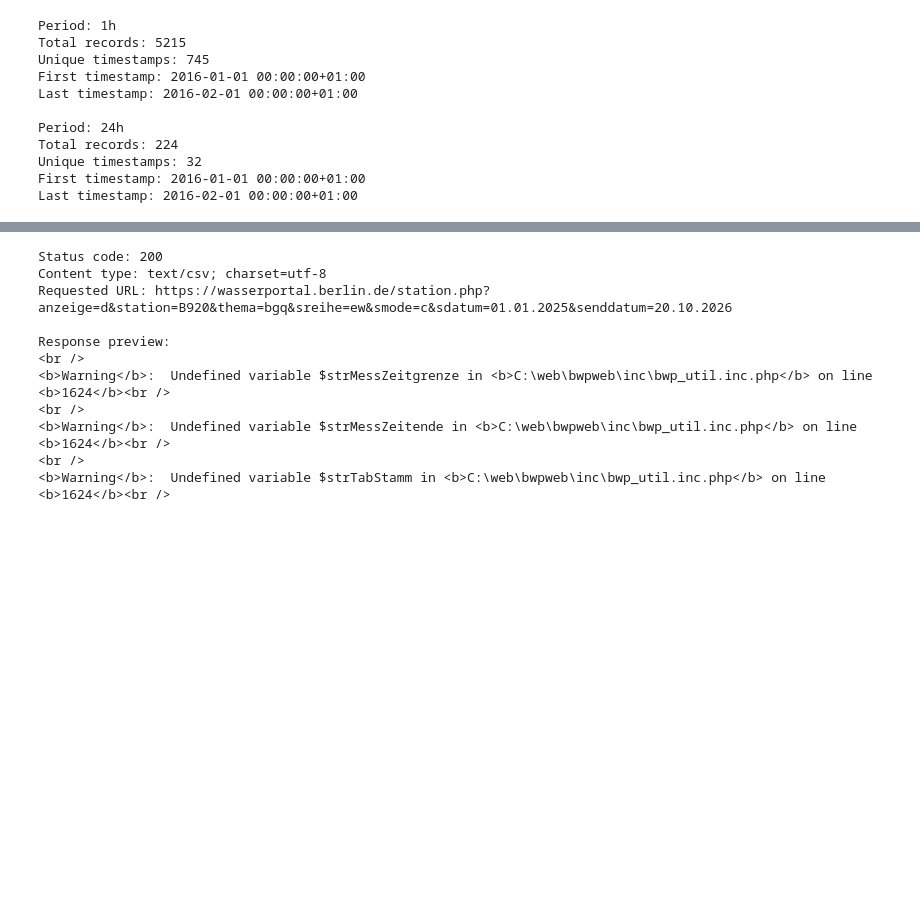
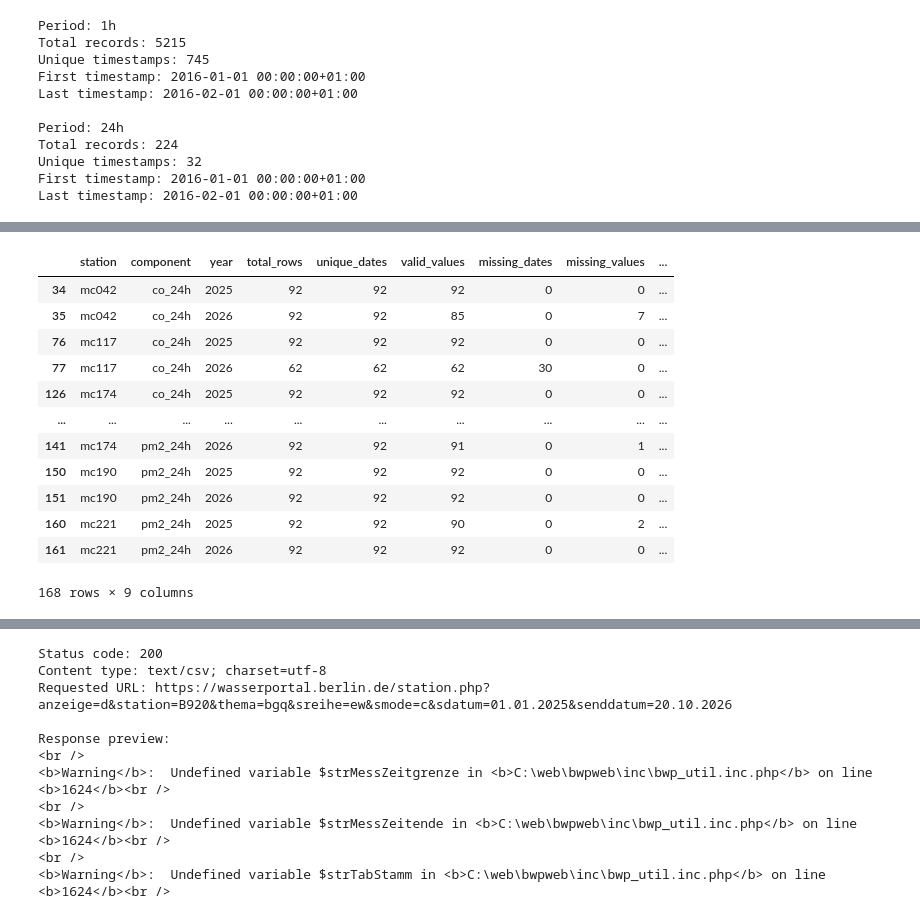
Before and after one commit to lodimarcello/Capstone_project_Lorenzo, a Jupyter notebook: capstone_exploration.ipynb, the cells around one changed output, grey strips where cells are left out. Cells and saved outputs as stored; diff of their text form; code cells hidden in the pictures; blank space fills up the shorter version.

```diff
--- a/capstone_exploration.ipynb
+++ b/capstone_exploration.ipynb
@@ -1548,0 +2200,74 @@ Download process finished.
+# %%
+# Define the two summer periods
+years = [2025, 2026]
+expected_summer_days = 92
+
+summer_coverage = []
+
+for file in cleaned_folder.glob("*.csv"):
+
+    df = pd.read_csv(file)
+
+    # Convert timestamps to Berlin local time
+    df["datetime"] = pd.to_datetime(df["datetime"], utc=True)
+    df["datetime"] = df["datetime"].dt.tz_convert("Europe/Berlin")
+
+    # Extract local calendar dates
+    df["date"] = df["datetime"].dt.date
+
+    # Check each station and pollutant separately
+    for (station, component), group in df.groupby(["station", "component"]):
+
+        for year in years:
+
+            # Define the summer period
+            summer_start = pd.Timestamp(f"{year}-06-01").date()
+            summer_end = pd.Timestamp(f"{year}-08-31").date()
+
+            # Filter records for that summer
+            summer_df = group[
+                (group["date"] >= summer_start) &
+                (group["date"] <= summer_end)
+            ]
+
+            # Calculate coverage
+            unique_dates = summer_df["date"].nunique()
+            valid_values = summer_df["value"].count()
+
+            summer_coverage.append({
+                "station": station,
+                "component": component,
+                "year": year,
+                "total_rows": len(summer_df),
+                "unique_dates": unique_dates,
+                "valid_values": valid_values,
+                "missing_dates": expected_summer_days - unique_dates,
+                "missing_values": len(summer_df) - valid_values,
+                "coverage_pct": round(
+                    valid_values / expected_summer_days * 100, 2
+                )
+            })
+
+# Combine results
+df_summer_coverage = pd.DataFrame(summer_coverage)
+
+# Display results
+display(
+    df_summer_coverage.sort_values(
+        ["component", "station", "year"]
+    )
+)
+# %% [output]
+|  | station | component | year | total_rows | unique_dates | valid_values | missing_dates | missing_values | ... |
+| 34 | mc042 | co_24h | 2025 | 92 | 92 | 92 | 0 | 0 | ... |
+| 35 | mc042 | co_24h | 2026 | 92 | 92 | 85 | 0 | 7 | ... |
+| 76 | mc117 | co_24h | 2025 | 92 | 92 | 92 | 0 | 0 | ... |
+| 77 | mc117 | co_24h | 2026 | 62 | 62 | 62 | 30 | 0 | ... |
+| 126 | mc174 | co_24h | 2025 | 92 | 92 | 92 | 0 | 0 | ... |
+| ... | ... | ... | ... | ... | ... | ... | ... | ... | ... |
+| 141 | mc174 | pm2_24h | 2026 | 92 | 92 | 91 | 0 | 1 | ... |
+| 150 | mc190 | pm2_24h | 2025 | 92 | 92 | 92 | 0 | 0 | ... |
+| 151 | mc190 | pm2_24h | 2026 | 92 | 92 | 92 | 0 | 0 | ... |
+| 160 | mc221 | pm2_24h | 2025 | 92 | 92 | 90 | 0 | 2 | ... |
+| 161 | mc221 | pm2_24h | 2026 | 92 | 92 | 92 | 0 | 0 | ... |
+168 rows × 9 columns
```
Also changed, not shown: parts of 29 cells of this notebook, 3 other files.
